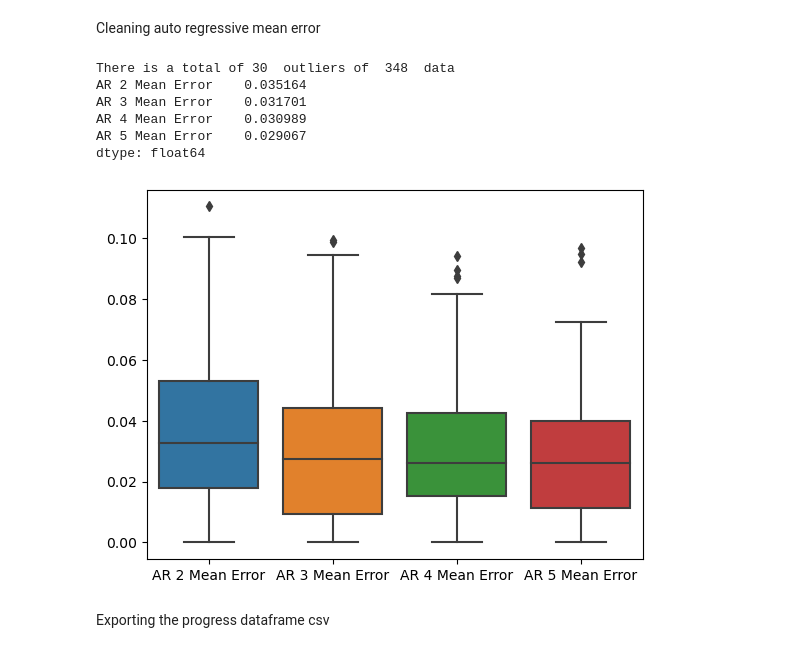
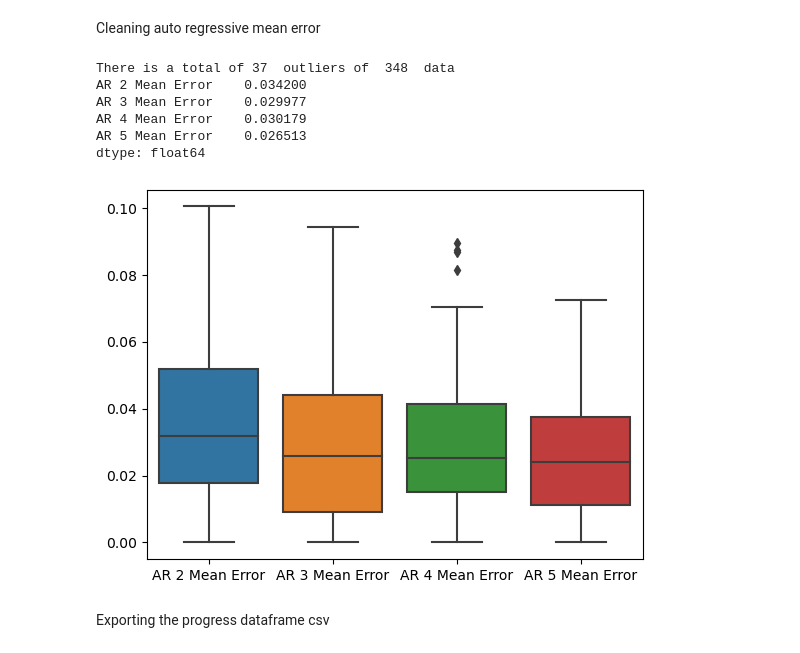
Before and after one commit to BrandonRafaelLovelyno/BBCA-Analysis-Prediction, a Jupyter notebook: analysis/monthly-progress-by-book-value/auto-regressive-error.ipynb, the cells around one changed output. Cells and saved outputs as stored; diff of their text form; code cells hidden in the pictures.

```diff
--- a/analysis/monthly-progress-by-book-value/auto-regressive-error.ipynb
+++ b/analysis/monthly-progress-by-book-value/auto-regressive-error.ipynb
@@ -72,29 +75,29 @@ Cleaning auto regressive mean error
 # %%
 count_before=df_progress[df_progress.columns[9:]].count()
 
 for i,col in enumerate(df_progress.columns[9:]):
     Q1 = df_progress[col].abs().quantile(0.25)
     Q3 = df_progress[col].abs().quantile(0.75)
     IQR = Q3 - Q1
-    lower_bound = Q1 - 1.5 * IQR
-    upper_bound = Q3 + 1.5 * IQR
+    lower_bound = Q1 - 1.3 * IQR
+    upper_bound = Q3 + 1.3 * IQR
     outlier_mask=(df_progress[col].abs()<lower_bound)|(df_progress[col].abs()>upper_bound)
     df_progress[col]=df_progress[col].mask(outlier_mask)
 
 count_after=df_progress[df_progress.columns[9:]].count()
 
 print('There is a total of',count_before.sum()-count_after.sum(),' outliers of ',count_before.sum(),' data')
 
 sns.boxplot(data=df_progress[df_progress.columns[9:]].abs())
 print(df_progress[df_progress.columns[9:]].abs().mean())
 # %% [output]
-There is a total of 30  outliers of  348  data
-AR 2 Mean Error    0.035164
-AR 3 Mean Error    0.031701
-AR 4 Mean Error    0.030989
-AR 5 Mean Error    0.029067
+There is a total of 37  outliers of  348  data
+AR 2 Mean Error    0.034200
+AR 3 Mean Error    0.029977
+AR 4 Mean Error    0.030179
+AR 5 Mean Error    0.026513
 dtype: float64
-[figure, old version]
+[figure, new version]
 # %% [markdown]
 Exporting the progress dataframe csv
 # %%
```
Also changed, not shown: parts of 1 cell of this notebook, 5 other files.
